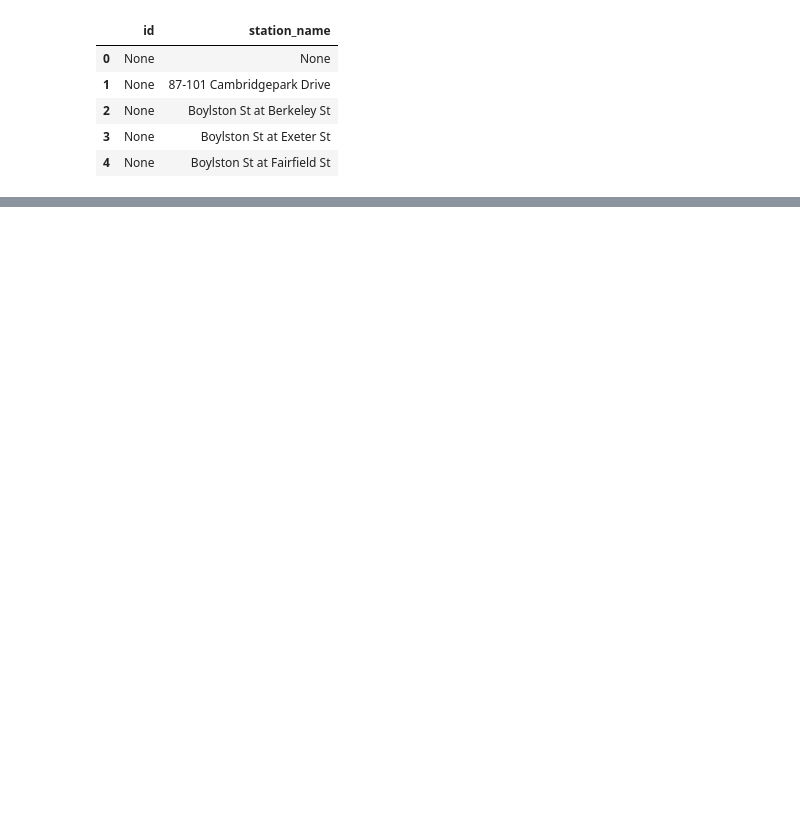
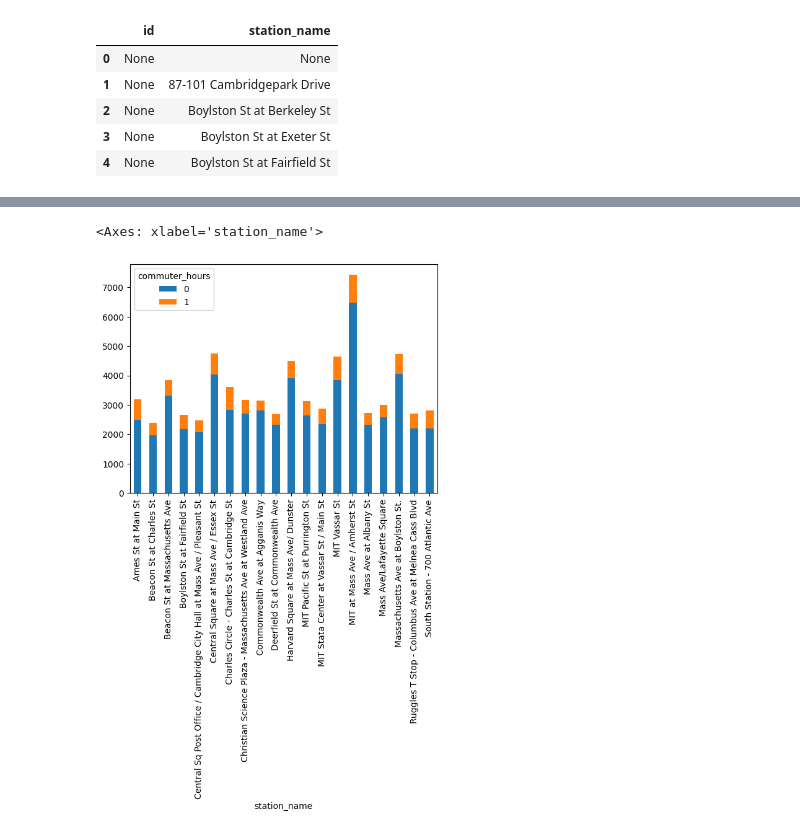
Before and after one commit to dsjacobs/blue_bikes_etl, a Jupyter notebook: dev.ipynb, the cells around one changed output, grey strips where cells are left out. Cells and saved outputs as stored; diff of their text form; code cells hidden in the pictures; blank space fills up the shorter version.

Commit message:
top stations logic python

```diff
--- a/dev.ipynb
+++ b/dev.ipynb
@@ -68,3 +68,27 @@ rides.head()
 | 2 | 76808A97675DCECE | classic_bike | 2025-04-14 11:36:20.428 | 2025-04-14 11:58:38.629 | S32003 | C32004 | member | ... |
 | 3 | 00E6835C21328359 | classic_bike | 2025-04-14 18:06:25.319 | 2025-04-14 18:21:04.129 | M32053 | B32058 | member | ... |
 | 4 | 484F5E541E4A4AD7 | classic_bike | 2025-04-24 18:32:17.408 | 2025-04-24 18:52:44.968 | M32053 | B32058 | member | ... |
+# %%
+by_station = rides.groupby(["start_station_id","commuter_hours"])["ride_id"].count().reset_index()
+by_station["station_id"] = by_station["start_station_id"]
+stations["station_id"] = stations["id"]
+by_station = pd.merge(by_station,stations,on="station_id")
+by_station_and_commute = by_station[["station_name","ride_id","commuter_hours"]]
+
+total_rides_per_station = by_station.groupby("station_name")["ride_id"].sum()
+top_20 = total_rides_per_station.nlargest(20).index
+by_station_top20 = by_station[by_station["station_name"].isin(top_20)]
+by_station_top20 = by_station_top20[["commuter_hours","station_name","ride_id"]]
+by_station_top20 = by_station_top20.pivot(
+    index="station_name",
+    columns="commuter_hours",
+    values="ride_id" # <--- The problem is here!
+)
+by_station_top20.plot.bar(stacked=True)
+# # 3. Filter the original grouped data to include only the top 20 stations
+# by_station_top20 = by_station[by_station["station_name"].isin(top_20)]
+
+# by_station_top20
+# %% [output]
+<Axes: xlabel='station_name'>
+[figure, added]
```
Also changed, not shown: parts of 2 cells of this notebook.
